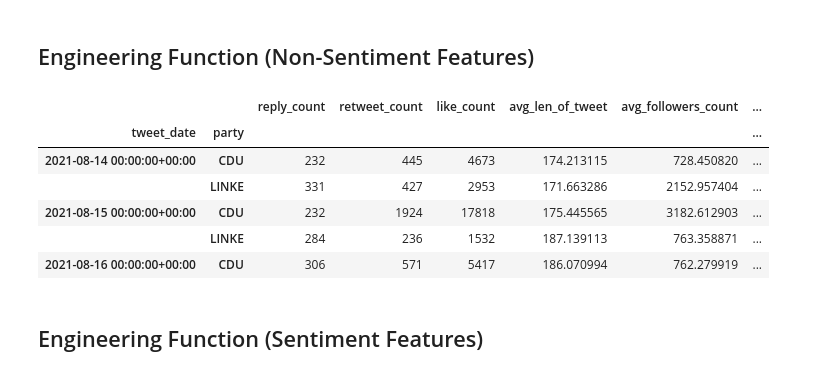
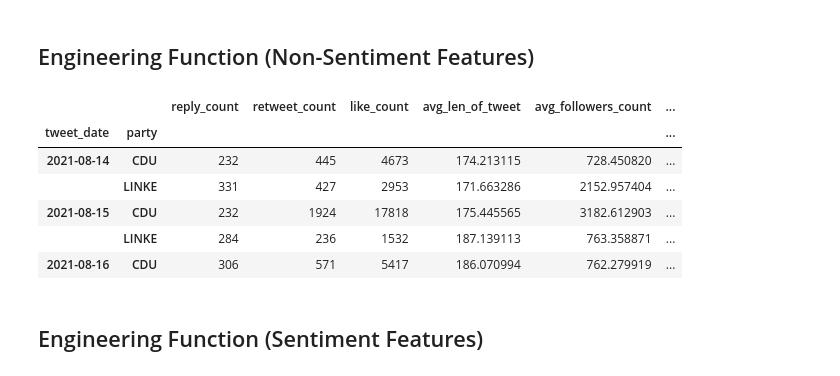
Before and after one commit to NicolasBuehringer/project_delphi, a Jupyter notebook: notebooks/05finn/finnzm_api_sample_data_v1.ipynb, the cells around one changed output. Saved outputs shown, nothing was run; the diff lists cells and outputs as text; code cells hidden in the pictures.

```diff
--- a/notebooks/05finn/finnzm_api_sample_data_v1.ipynb
+++ b/notebooks/05finn/finnzm_api_sample_data_v1.ipynb
@@ -47,7 +47,9 @@ def load_and_clean_csv(party, csv_path):
 
     # Clean dataset columns:
        # Change dtype
+    df['tweet_date'] = df['tweet_date'].str.slice(0,19)
     df["tweet_date"] = pd.to_datetime(df["tweet_date"])
+    df['profile_creation_date'] = df['profile_creation_date'].str.slice(0,19)
     df["profile_creation_date"] = pd.to_datetime(df["profile_creation_date"])
        # Drop duplicates
     df = df.drop_duplicates()
@@ -136,15 +140,15 @@ def create_non_sentiment_features(df):
 
     return df_final
 # %%
-df_final = create_non_sentiment_features(df_all)
-df_final.head()
+df_non_sentiment = create_non_sentiment_features(df_all)
+df_non_sentiment.head()
 # %% [output]
 |  |  | reply_count | retweet_count | like_count | avg_len_of_tweet | avg_followers_count | ... |
 | tweet_date | party |  |  |  |  |  | ... |
-| 2021-08-14 00:00:00+00:00 | CDU | 232 | 445 | 4673 | 174.213115 | 728.450820 | ... |
+| 2021-08-14 | CDU | 232 | 445 | 4673 | 174.213115 | 728.450820 | ... |
 |  | LINKE | 331 | 427 | 2953 | 171.663286 | 2152.957404 | ... |
-| 2021-08-15 00:00:00+00:00 | CDU | 232 | 1924 | 17818 | 175.445565 | 3182.612903 | ... |
+| 2021-08-15 | CDU | 232 | 1924 | 17818 | 175.445565 | 3182.612903 | ... |
 |  | LINKE | 284 | 236 | 1532 | 187.139113 | 763.358871 | ... |
-| 2021-08-16 00:00:00+00:00 | CDU | 306 | 571 | 5417 | 186.070994 | 762.279919 | ... |
+| 2021-08-16 | CDU | 306 | 571 | 5417 | 186.070994 | 762.279919 | ... |
 # %% [markdown]
 ## Engineering Function (Sentiment Features)
```
Also changed, not shown: parts of 16 cells of this notebook, 1 other file.
